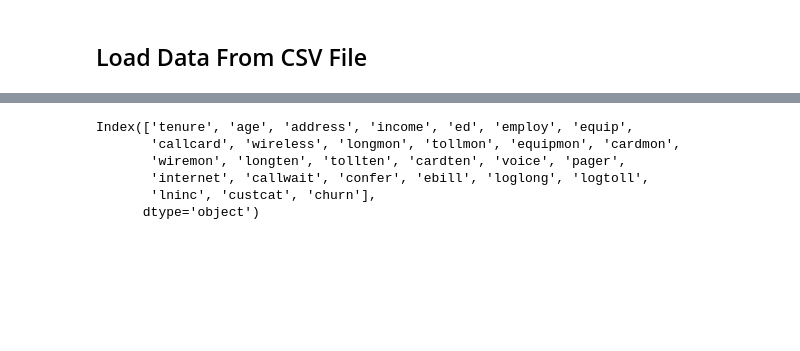
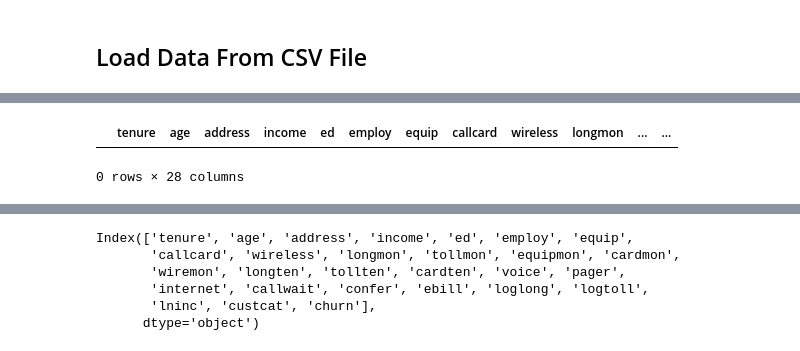
Before and after one commit to hsuanjenko/IBM-Machine-Learning-with-Python, a Jupyter notebook: Case5-Linear Classification(logistics)-Cust Chrun Rate Predictions/ML0101EN-Clas-Logistic-Reg-churn.ipynb, the cells around one changed output, grey strips where cells are left out. Saved outputs shown, nothing was run; the diff lists cells and outputs as text; code cells hidden in the pictures; blank space fills up the shorter version.

```diff
--- a/Case5-Linear Classification(logistics)-Cust Chrun Rate Predictions/ML0101EN-Clas-Logistic-Reg-churn.ipynb
+++ b/Case5-Linear Classification(logistics)-Cust Chrun Rate Predictions/ML0101EN-Clas-Logistic-Reg-churn.ipynb
@@ -129,0 +141,5 @@ churn_df = pd.read_csv(url)
+# %%
+df_filtered.head()
+# %% [output]
+|  | tenure | age | address | income | ed | employ | equip | callcard | wireless | longmon | ... | ... |
+0 rows × 28 columns
```
Also changed, not shown: parts of 3 cells of this notebook, 2 other files.
